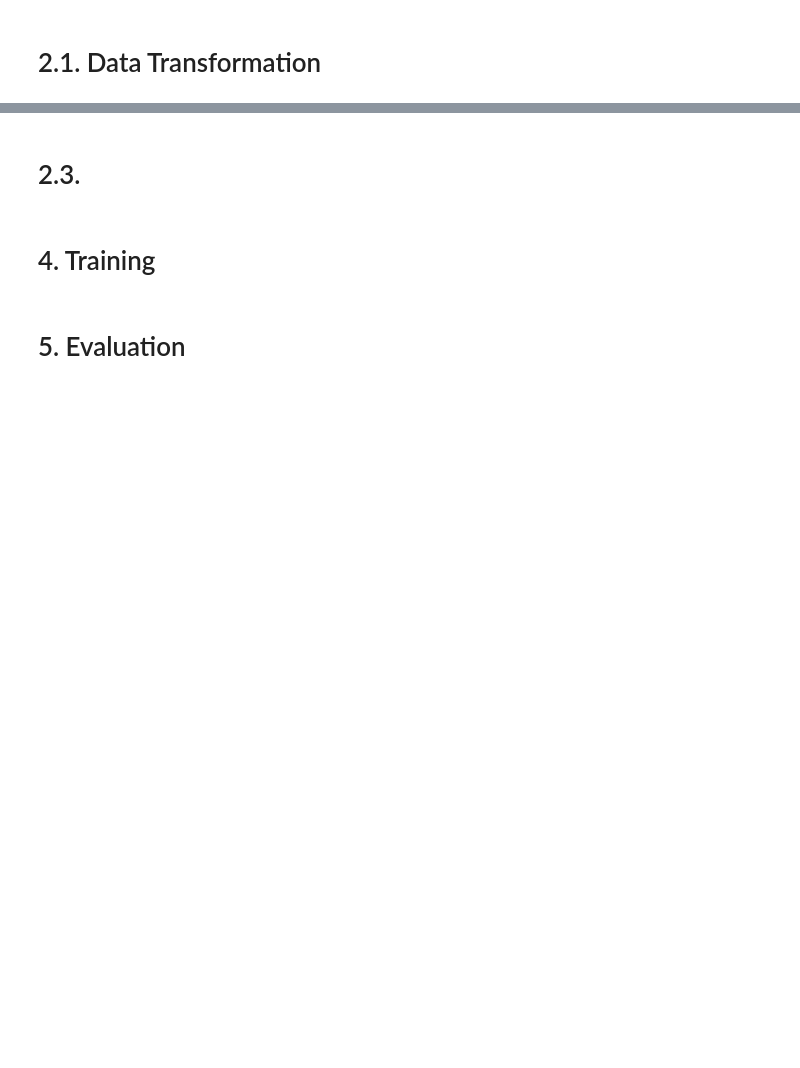
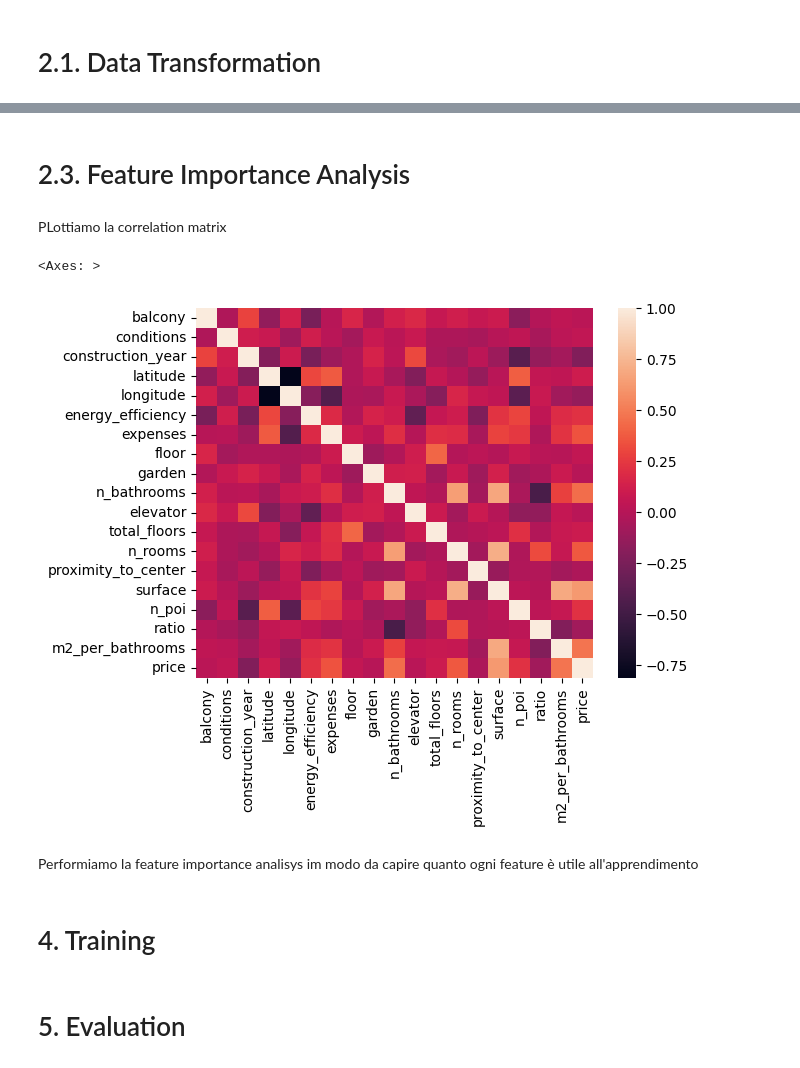
Before and after one commit to VincenzoImp/House-Prices-Prediction, a Jupyter notebook: script.ipynb, the cells around one changed output, grey strips where cells are left out. Cells and saved outputs as stored; diff of their text form; code cells hidden in the pictures; blank space fills up the shorter version.

```diff
--- a/script.ipynb
+++ b/script.ipynb
@@ -141,5 +443,14 @@ print('percentage of rows removed: {}%'.format(((original_shape-new_shape)*100)/
 # %% [markdown]
-# 2.3.
+# 2.3. Feature Importance Analysis
+# %% [markdown]
+PLottiamo la correlation matrix
+# %%
+sns.heatmap(train_df.corr())
+# %% [output]
+<Axes: >
+[figure, added]
+# %% [markdown]
+Performiamo la feature importance analisys im modo da capire quanto ogni feature è utile all'apprendimento
 # %%
 x_train = train_df.drop('price', axis=1)
 y_train = train_df['price']
```
Also changed, not shown: parts of 54 cells of this notebook, 2 other files.
